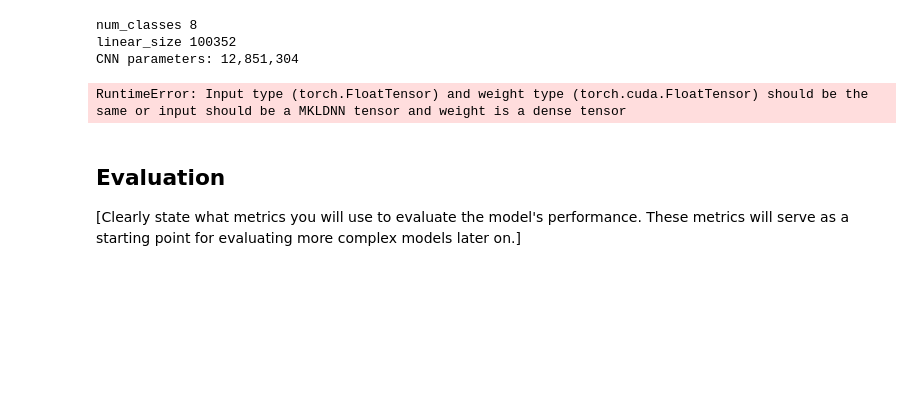
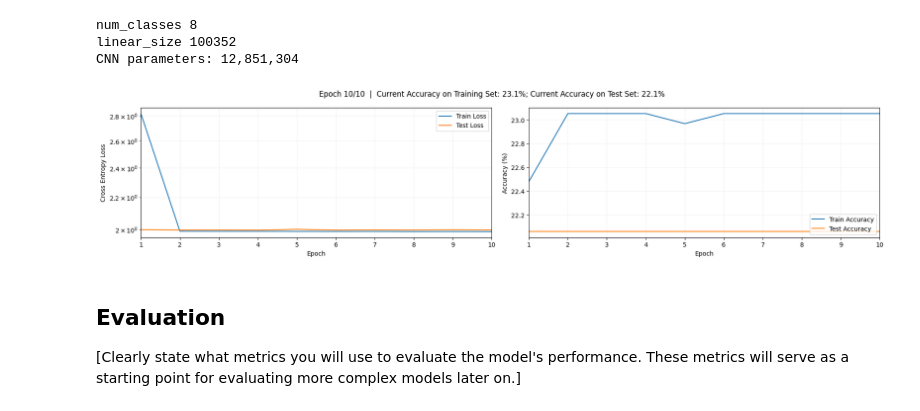
Before and after one commit to dmitryvergeles/aesthetic-emotions-map, a Jupyter notebook: 2_BaselineModel/baseline_model.ipynb, the cells around one changed output. Saved outputs shown, nothing was run; the diff lists cells and outputs as text; code cells hidden in the pictures; blank space fills up the shorter version.

```diff
--- a/2_BaselineModel/baseline_model.ipynb
+++ b/2_BaselineModel/baseline_model.ipynb
@@ -363,18 +363,43 @@ CNN parameters: 12,851,304
 # %%
 loss_fn = nn.CrossEntropyLoss()
 
+
+# 2. Вспомогательный класс-обертка для отправки данных на GPU на лету
+class DeviceDataLoader:
+    def __init__(self, dataloader, device):
+        self.dl = dataloader
+        self.device = device
+    def __iter__(self):
+        for batch in self.dl:
+            yield tuple(tensor.to(self.device) for tensor in batch)
+    def __len__(self):
+        return len(self.dl)
+    @property
+    def dataset(self):
+        return self.dl.dataset
+
+
+
 # 1. Оборачиваем датасеты в загрузчики батчей (выставим размер пакета, например, 16)
-train_loader = DataLoader(my_dataset_train, batch_size=16, shuffle=True)
-test_loader  = DataLoader(my_dataset_test,  batch_size=16, shuffle=False)
+#train_loader = DataLoader(my_dataset_train, batch_size=16, shuffle=True)
+#test_loader  = DataLoader(my_dataset_test,  batch_size=16, shuffle=False)
+
+# 3. Создаем GPU-версии загрузчиков
+train_loader_gpu = DeviceDataLoader(train_loader, 'cuda')
+test_loader_gpu  = DeviceDataLoader(test_loader, 'cuda')
+
+
+
 
 train_image_classifier(
     model         = cnn,
     optimizer     = optimizer,
     loss_function = loss_fn,
-    dataloaders   = (train_loader, test_loader)
+#    dataloaders   = (train_loader, test_loader)
+    dataloaders   = (train_loader_gpu, test_loader_gpu)
 )
 # %% [output]
-RuntimeError: Input type (torch.FloatTensor) and weight type (torch.cuda.FloatTensor) should be the same or input should be a MKLDNN tensor and weight is a dense tensor
+[figure, added]
 # %% [markdown]
 ## Evaluation
 
```
